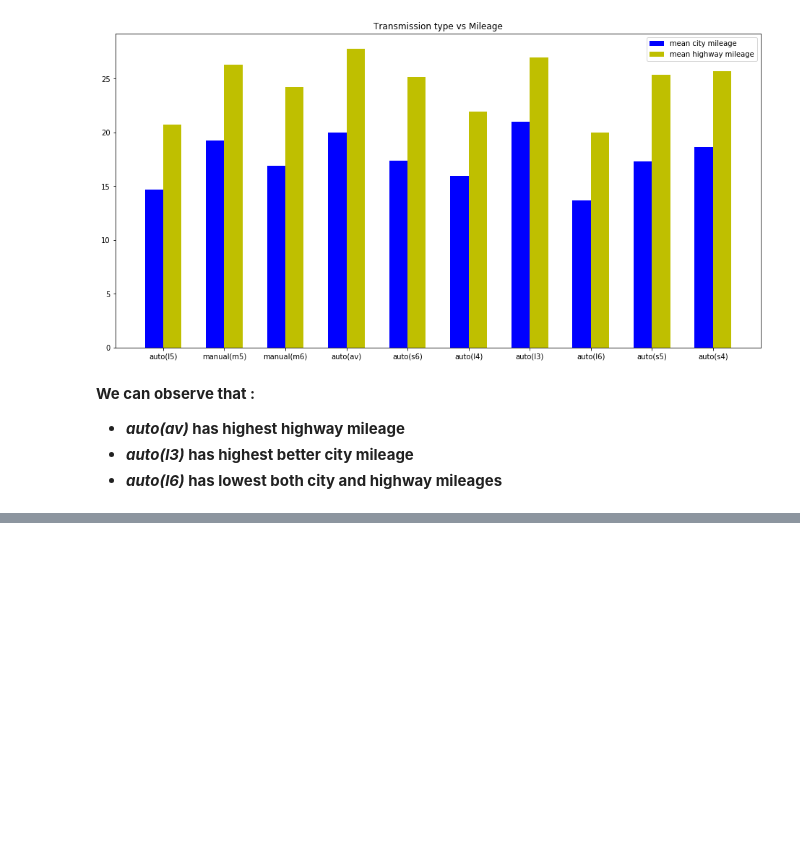
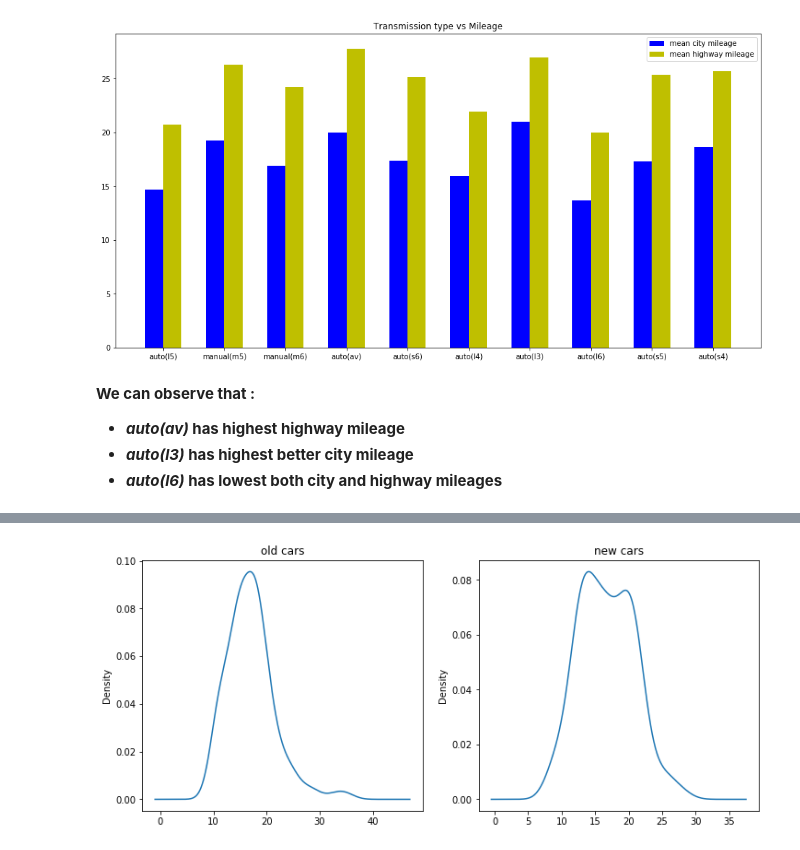
Before and after one commit to anish2197/data-analystics, a Jupyter notebook: Day 2.ipynb, the cells around one changed output, grey strips where cells are left out. Cells and saved outputs as stored; diff of their text form; code cells hidden in the pictures; blank space fills up the shorter version.

Commit message:
year-wise analysis

```diff
--- a/Day 2.ipynb
+++ b/Day 2.ipynb
@@ -293,0 +306,25 @@ plt.show()
+# %%
+cars_old = pd.DataFrame(columns=["disp","cyl","trans","city","hwy","size"])
+cars_new = pd.DataFrame(columns=["disp","cyl","trans","city","hwy","size"])
+
+for i in range(234):
+
+    if df["year"].iloc[i] == 1999:
+        disp = df["displ"].iloc[i]
+        cyl = df["cyl"].iloc[i]
+        trans = df["trans"].iloc[i]
+        city = df["cty"].iloc[i]
+        hwy = df["hwy"].iloc[i]
+        size = df["class"].iloc[i]
+
+        cars_old = cars_old.append({"disp":disp, "cyl":cyl, "trans":trans, "city":city, "hwy":hwy, "size":size},ignore_index=True)
+
+    if df["year"].iloc[i] == 2008:
+        disp = df["displ"].iloc[i]
+        cyl = df["cyl"].iloc[i]
+        trans = df["trans"].iloc[i]
+        city = df["cty"].iloc[i]
+        hwy = df["hwy"].iloc[i]
+        size = df["class"].iloc[i]
+
+        cars_new = cars_new.append({"disp":disp, "cyl":cyl, "trans":trans, "city":city, "hwy":hwy, "size":size},ignore_index=True)
@@ -293,0 +344,11 @@ plt.show()
+# %%
+plt.figure(figsize=(12,5))
+
+plt.subplot(1,2,1)
+cars_old["city"].plot.density(title="old cars")
+plt.subplot(1,2,2)
+cars_new["city"].plot.density(title="new cars")
+
+plt.show()
+# %% [output]
+[figure, added]
```
Also changed, not shown: parts of 16 cells of this notebook.
